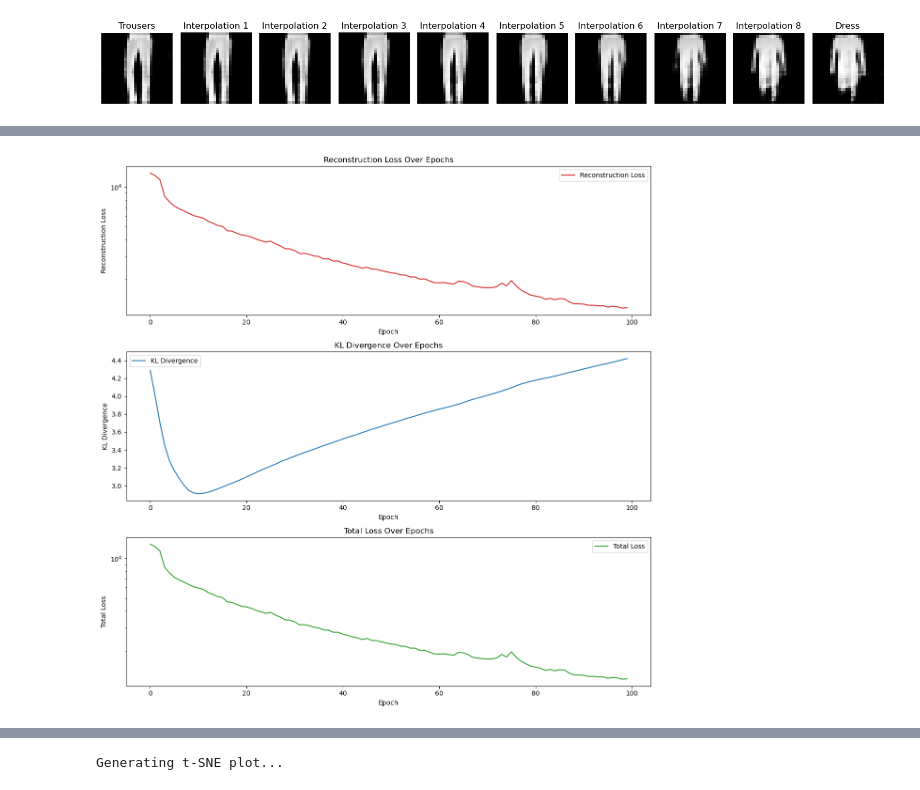
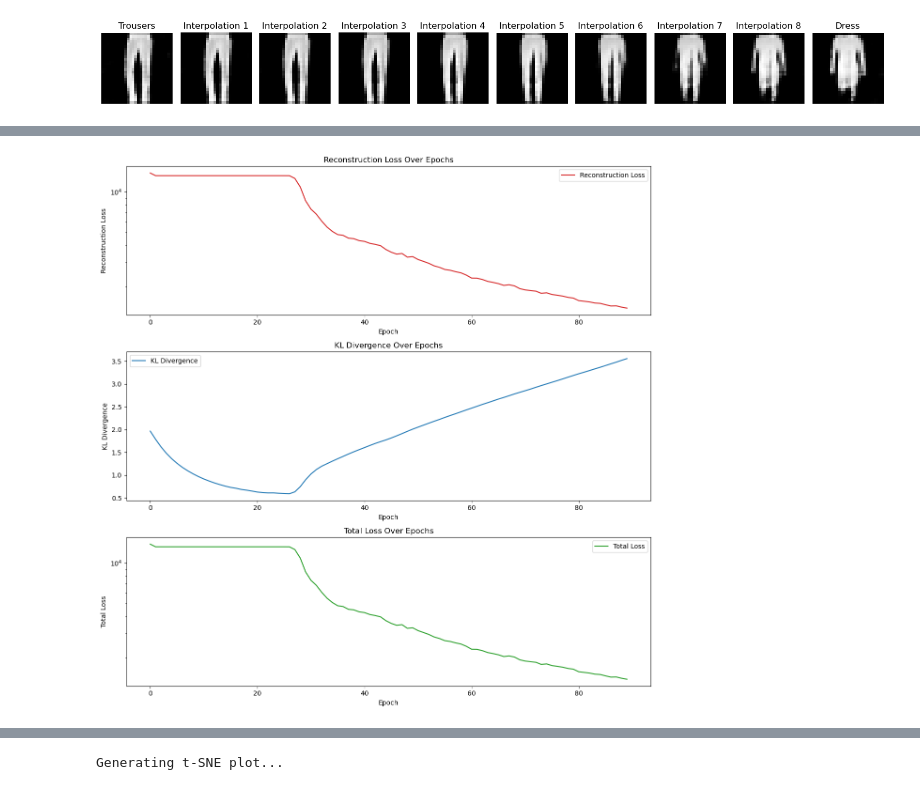
Before and after one commit to roiteichman/Deep-project, a Jupyter notebook: Project.ipynb, the cells around one changed output, grey strips where cells are left out. Cells and saved outputs as stored; diff of their text form; code cells hidden in the pictures.

Commit message:
done with laplace, fixed exp

```diff
--- a/Project.ipynb
+++ b/Project.ipynb
@@ -600,12 +714,12 @@ In order to use the distribution in our VAD we changed the reparameterization tr
 
 #### Training VAD with Laplace Distribution
 # %%
-epochs = 100
-beta = 2
-learning_rate = 0.03
+epochs = 90
+beta = 1
+learning_rate = 0.02
 latent_dim = 60
 model_laplace = VariationalAutoDecoderLaplace(latent_dim=latent_dim,lr=learning_rate)
-train_loss,_,_ = model_laplace.train_model(num_epochs=epochs, beta=beta)
+train_loss,_,_ = model_laplace.fit_and_train(num_epochs=epochs, beta=beta)
 print(f'Training loss: {train_loss:.4f}')
 test_loss = model_laplace.test_vad(num_epochs=epochs, learning_rate=learning_rate)
 print(f'Test loss: {test_loss:.4f}')
@@ -630 +744 @@ Epoch 100, Loss: 1232.7756
-[figure, old version]
+[figure, new version]
```
Also changed, not shown: parts of 22 cells of this notebook, 3 other files.
